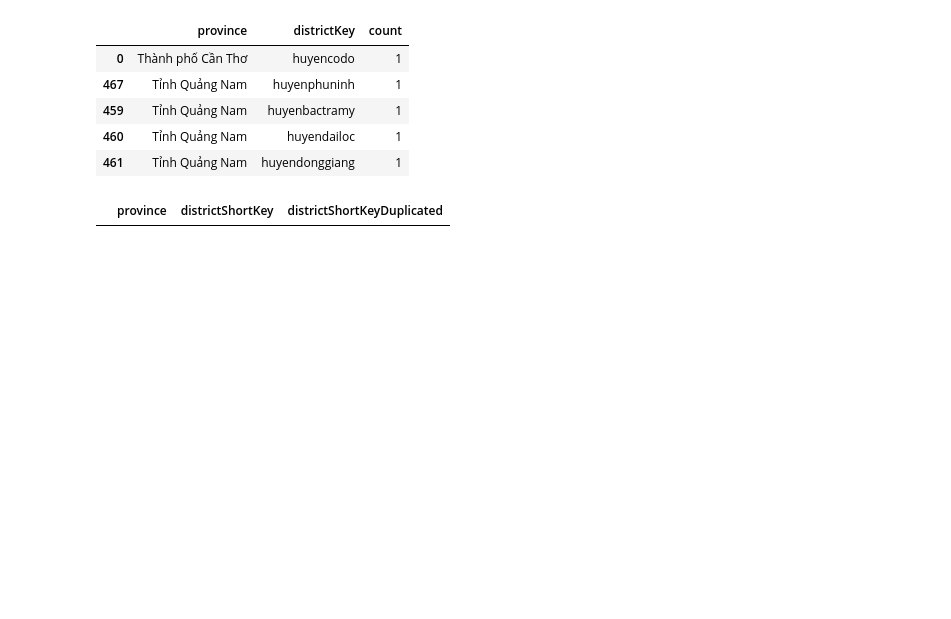
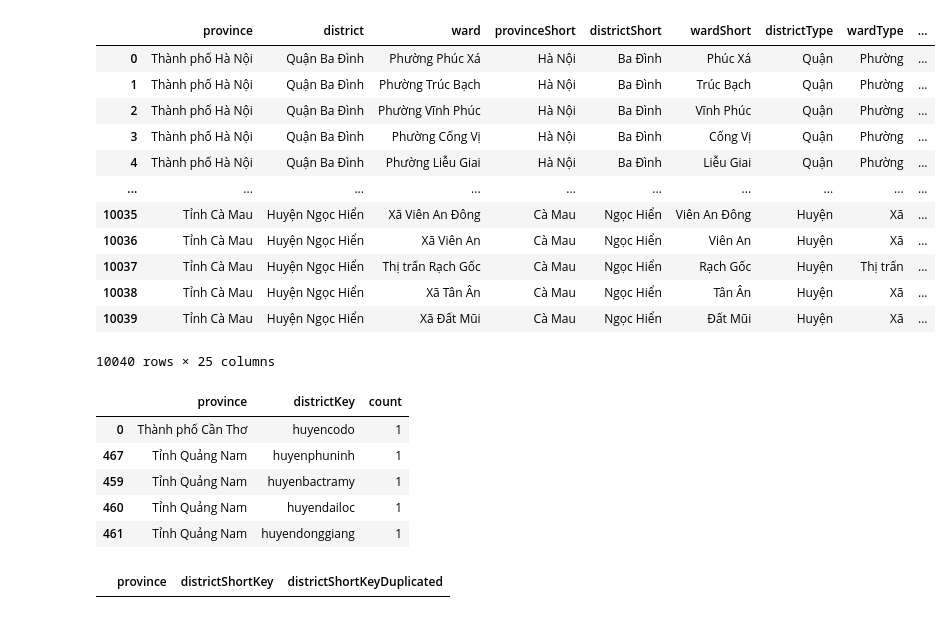
Before and after one commit to tranngocminhhieu/vietnamadminunits, a Jupyter notebook: scripts/generating_module_data/s7_generating_parser_63_data.ipynb, the cells around one changed output. Saved outputs shown, nothing was run; the diff lists cells and outputs as text; code cells hidden in the pictures; blank space fills up the shorter version.

```diff
--- a/scripts/generating_module_data/s7_generating_parser_63_data.ipynb
+++ b/scripts/generating_module_data/s7_generating_parser_63_data.ipynb
@@ -127,6 +127,22 @@ def create_keywords(row, level=1):
 # df = df_convert[cols].drop_duplicates().reset_index(drop=True)
 
 df = pd.read_csv(BASE_DIR / 'data/processed/63_provinces_10040_wards_with_location.csv')
+# %%
+df
+# %% [output]
+|  | province | district | ward | provinceShort | districtShort | wardShort | districtType | wardType | ... |
+| 0 | Thành phố Hà Nội | Quận Ba Đình | Phường Phúc Xá | Hà Nội | Ba Đình | Phúc Xá | Quận | Phường | ... |
+| 1 | Thành phố Hà Nội | Quận Ba Đình | Phường Trúc Bạch | Hà Nội | Ba Đình | Trúc Bạch | Quận | Phường | ... |
+| 2 | Thành phố Hà Nội | Quận Ba Đình | Phường Vĩnh Phúc | Hà Nội | Ba Đình | Vĩnh Phúc | Quận | Phường | ... |
+| 3 | Thành phố Hà Nội | Quận Ba Đình | Phường Cống Vị | Hà Nội | Ba Đình | Cống Vị | Quận | Phường | ... |
+| 4 | Thành phố Hà Nội | Quận Ba Đình | Phường Liễu Giai | Hà Nội | Ba Đình | Liễu Giai | Quận | Phường | ... |
+| ... | ... | ... | ... | ... | ... | ... | ... | ... | ... |
+| 10035 | Tỉnh Cà Mau | Huyện Ngọc Hiển | Xã Viên An Đông | Cà Mau | Ngọc Hiển | Viên An Đông | Huyện | Xã | ... |
+| 10036 | Tỉnh Cà Mau | Huyện Ngọc Hiển | Xã Viên An | Cà Mau | Ngọc Hiển | Viên An | Huyện | Xã | ... |
+| 10037 | Tỉnh Cà Mau | Huyện Ngọc Hiển | Thị trấn Rạch Gốc | Cà Mau | Ngọc Hiển | Rạch Gốc | Huyện | Thị trấn | ... |
+| 10038 | Tỉnh Cà Mau | Huyện Ngọc Hiển | Xã Tân Ân | Cà Mau | Ngọc Hiển | Tân Ân | Huyện | Xã | ... |
+| 10039 | Tỉnh Cà Mau | Huyện Ngọc Hiển | Xã Đất Mũi | Cà Mau | Ngọc Hiển | Đất Mũi | Huyện | Xã | ... |
+10040 rows × 25 columns
 # %%
 # ENRICH DATA
 unit_cols = ['province', 'district', 'ward']
```
Also changed, not shown: parts of 3 cells of this notebook, 6 other files.
